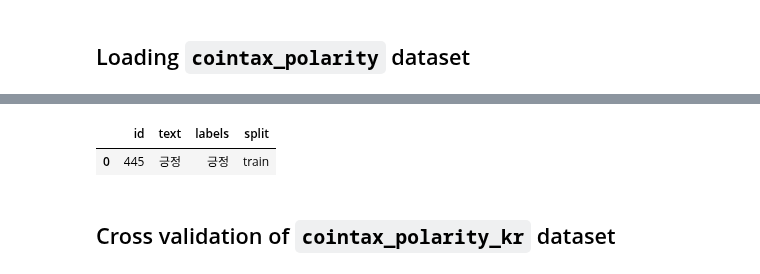
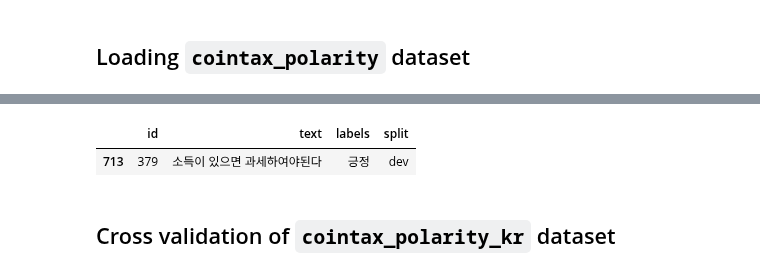
Before and after one commit to entelecheia/ekorpkit-book, a Jupyter notebook: ekorpkit-book/docs/usecases/cointax/coin_dataset.ipynb, the cells around one changed output, grey strips where cells are left out. Saved outputs shown, nothing was run; the diff lists cells and outputs as text; code cells hidden in the pictures.

```diff
--- a/ekorpkit-book/docs/usecases/cointax/coin_dataset.ipynb
+++ b/ekorpkit-book/docs/usecases/cointax/coin_dataset.ipynb
@@ -101,8 +121,8 @@ print(labels)
 # %%
-ds.data.head(1)
+ds.data.tail(1)
 # %% [output]
 |  | id | text | labels | split |
-| 0 | 445 | 긍정 | 긍정 | train |
+| 713 | 379 | 소득이 있으면 과세하여야된다 | 긍정 | dev |
 # %% [markdown]
 ## Cross validation of `cointax_polarity_kr` dataset
 # %%
```
Also changed, not shown: parts of 5 cells of this notebook, 1 other file.
